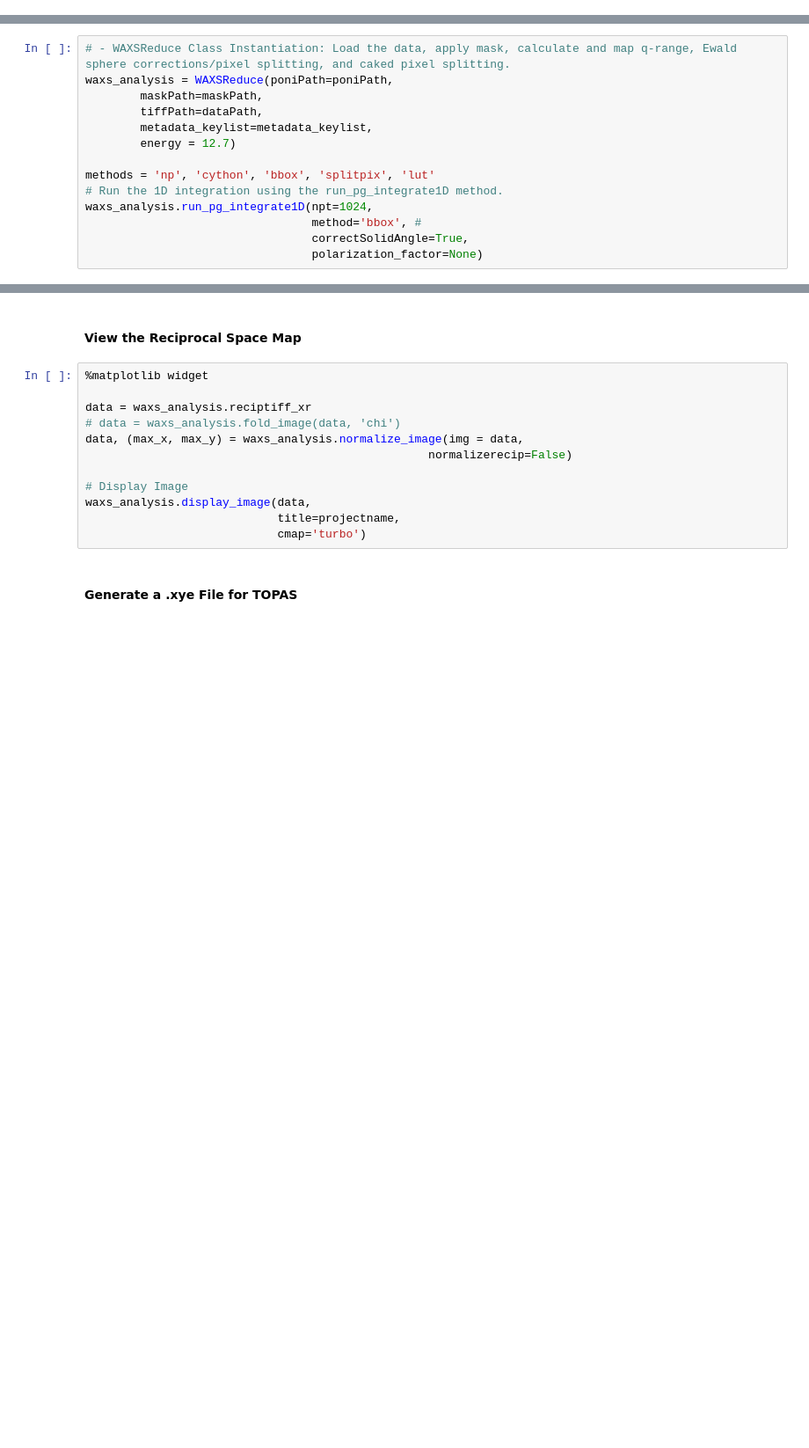
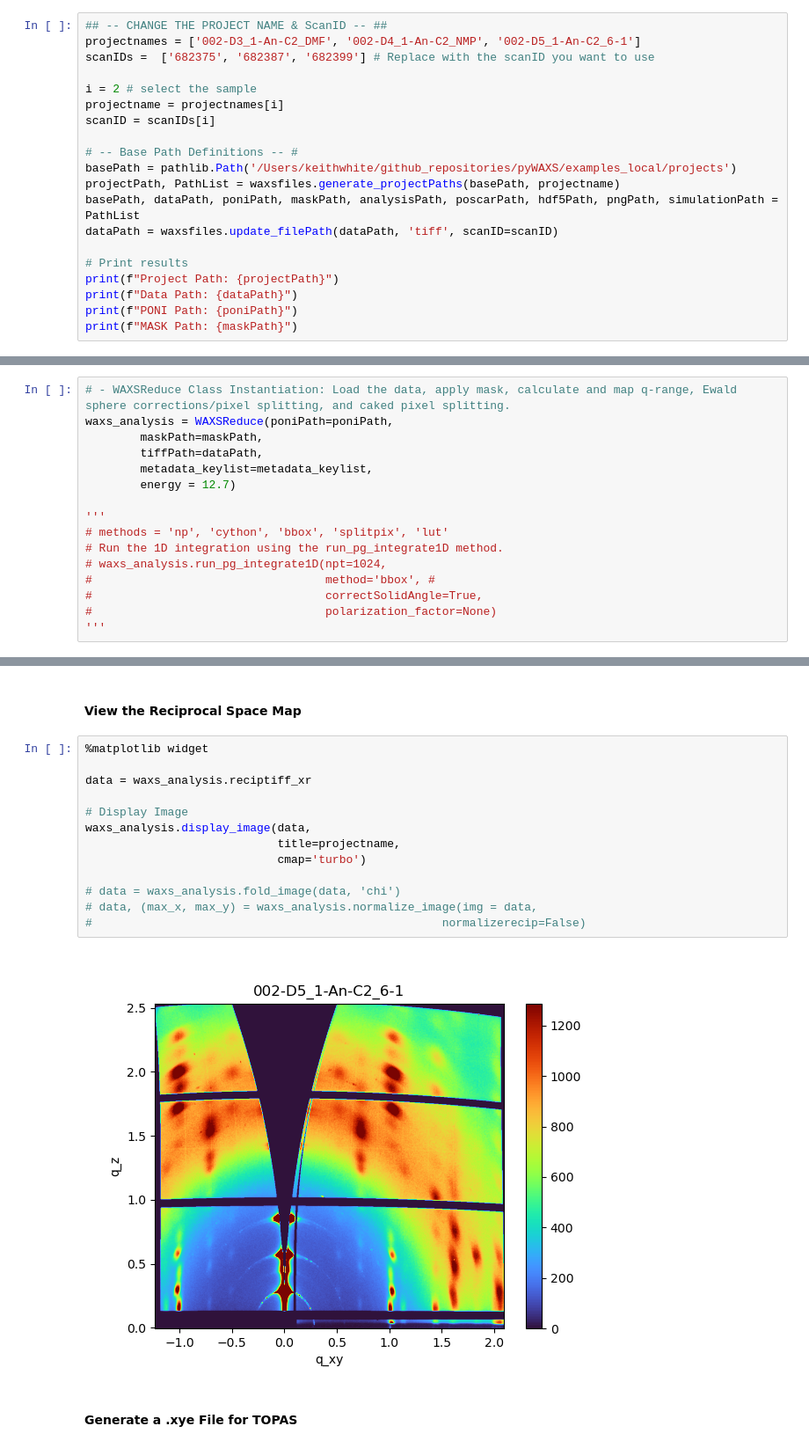
Before and after one commit to ToneyGroupCU/pyWAXS, a Jupyter notebook: users/DD_pyWAXS.ipynb, the cells around one changed output, grey strips where cells are left out. Shown at 88% size. Drawn from its saved outputs; the diff is of its cells as text; blank space fills up the shorter version.

```diff
--- a/users/DD_pyWAXS.ipynb
+++ b/users/DD_pyWAXS.ipynb
@@ -242,0 +238,20 @@ print(f"Updated maskPath: {maskPath}")
+# %%
+## -- CHANGE THE PROJECT NAME & ScanID -- ##
+projectnames = ['002-D3_1-An-C2_DMF', '002-D4_1-An-C2_NMP', '002-D5_1-An-C2_6-1']
+scanIDs =  ['682375', '682387', '682399'] # Replace with the scanID you want to use
+
+i = 2 # select the sample
+projectname = projectnames[i]
+scanID = scanIDs[i]
+
+# -- Base Path Definitions -- #
+basePath = pathlib.Path('/Users/keithwhite/github_repositories/pyWAXS/examples_local/projects')
+projectPath, PathList = waxsfiles.generate_projectPaths(basePath, projectname)
+basePath, dataPath, poniPath, maskPath, analysisPath, poscarPath, hdf5Path, pngPath, simulationPath = PathList
+dataPath = waxsfiles.update_filePath(dataPath, 'tiff', scanID=scanID)
+
+# Print results
+print(f"Project Path: {projectPath}")
+print(f"Data Path: {dataPath}")
+print(f"PONI Path: {poniPath}")
+print(f"MASK Path: {maskPath}")
@@ -260,9 +281,11 @@ waxs_analysis = WAXSReduce(poniPath=poniPath,
         metadata_keylist=metadata_keylist,
         energy = 12.7)
 
-methods = 'np', 'cython', 'bbox', 'splitpix', 'lut'
+'''
+# methods = 'np', 'cython', 'bbox', 'splitpix', 'lut'
 # Run the 1D integration using the run_pg_integrate1D method.
-waxs_analysis.run_pg_integrate1D(npt=1024,
-                                 method='bbox', #
-                                 correctSolidAngle=True,
-                                 polarization_factor=None)
+# waxs_analysis.run_pg_integrate1D(npt=1024,
+#                                  method='bbox', #
+#                                  correctSolidAngle=True,
+#                                  polarization_factor=None)
+'''
@@ -271,15 +296,18 @@ waxs_analysis.run_pg_integrate1D(npt=1024,
 # %%
 %matplotlib widget
 
 data = waxs_analysis.reciptiff_xr
-# data = waxs_analysis.fold_image(data, 'chi')
-data, (max_x, max_y) = waxs_analysis.normalize_image(img = data,
-                                                  normalizerecip=False)
 
 # Display Image
 waxs_analysis.display_image(data,
                             title=projectname,
                             cmap='turbo')
+
+# data = waxs_analysis.fold_image(data, 'chi')
+# data, (max_x, max_y) = waxs_analysis.normalize_image(img = data,
+#                                                   normalizerecip=False)
+# %% [output]
+[figure, added]
 # %% [markdown]
 #### Generate a .xye File for TOPAS
 # %%
```
Also changed, not shown: parts of 18 cells of this notebook, 5 other files.
